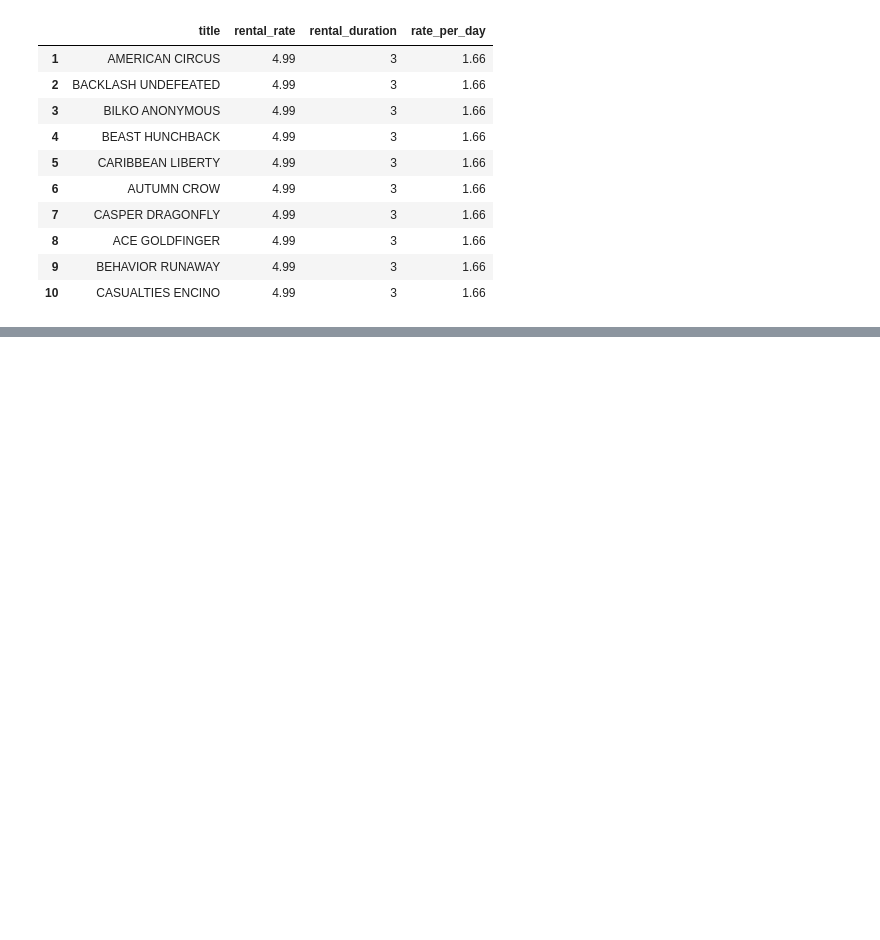
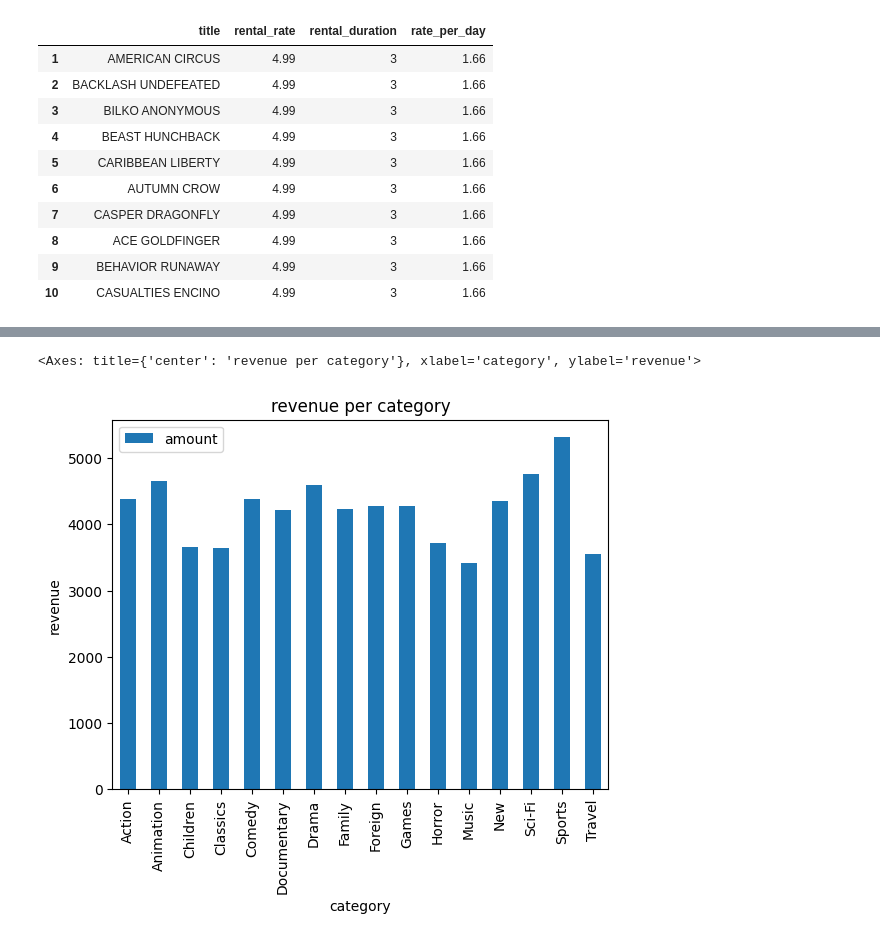
Before and after one commit to Anja-Sche/Lab_SQL_Anja_Scherwall_DE25, a Jupyter notebook: stakeholder_report.ipynb, the cells around one changed output, grey strips where cells are left out. Cells and saved outputs as stored; diff of their text form; code cells hidden in the pictures; blank space fills up the shorter version.

```diff
--- a/stakeholder_report.ipynb
+++ b/stakeholder_report.ipynb
@@ -161,0 +179,18 @@ most_movie_actors
+# %%
+category_revenue = duckdb.sql("""
+            SELECT
+                DISTINCT c.name,
+                SUM(p.amount) AS amount
+            FROM category c
+                LEFT JOIN film_category fc ON c.category_id = fc.category_id
+                LEFT JOIN inventory i ON fc.film_id = i.film_id
+                LEFT JOIN rental r ON r.inventory_id = i.inventory_id
+                LEFT JOIN payment p ON p.rental_id = r.rental_id
+            GROUP BY c.name
+            ORDER BY c.name;
+""").df()
+# %%
+category_revenue.plot(kind="bar", x="name", y="amount", xlabel="category", ylabel="revenue", title="revenue per category")
+# %% [output]
+<Axes: title={'center': 'revenue per category'}, xlabel='category', ylabel='revenue'>
+[figure, added]
```
Also changed, not shown: parts of 4 cells of this notebook, 1 other file.
